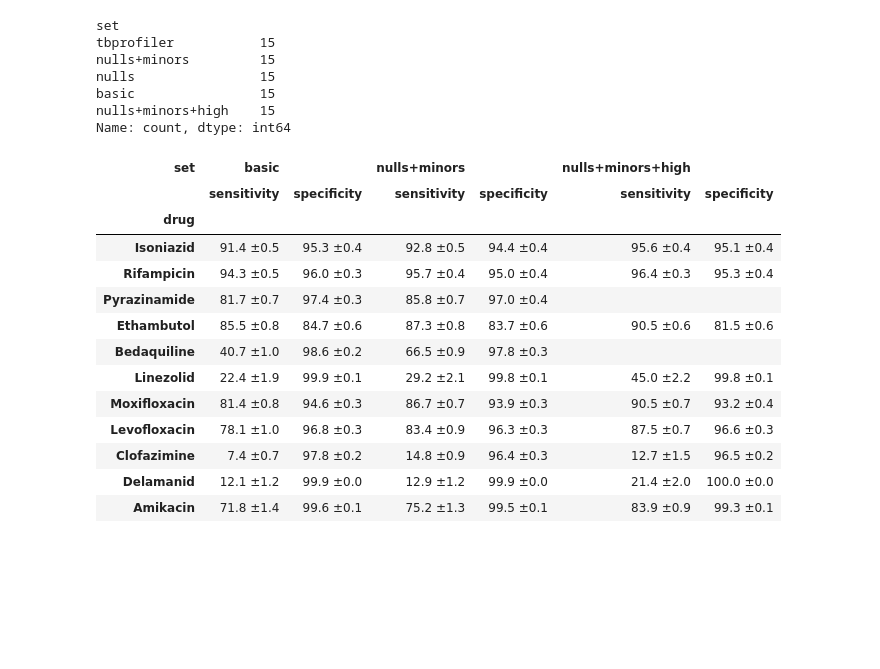
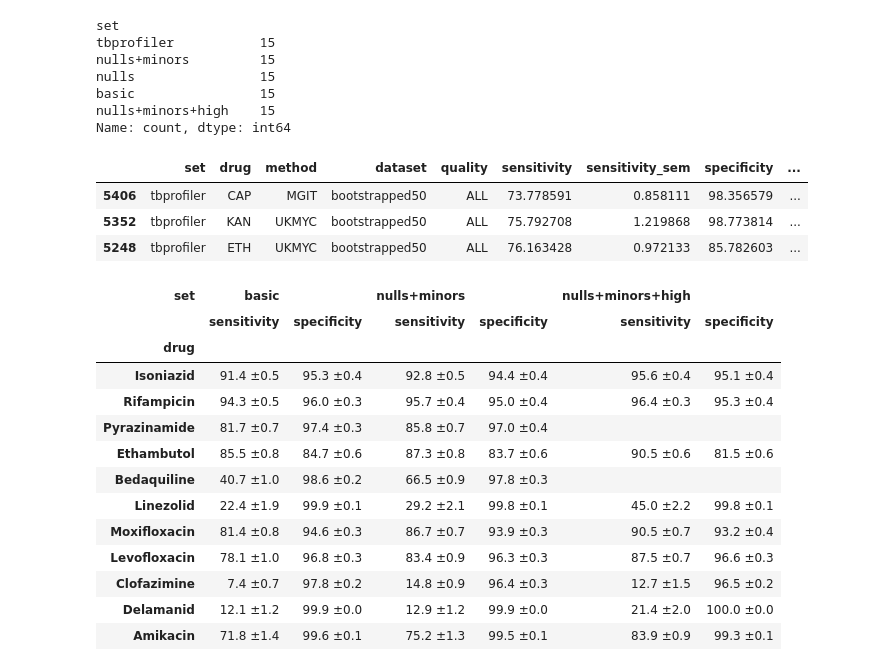
Before and after one commit to fowler-lab/validate-myco-amr, a Jupyter notebook: plot.ipynb, the cells around one changed output. Cells and saved outputs as stored; diff of their text form; code cells hidden in the pictures; blank space fills up the shorter version.

```diff
--- a/plot.ipynb
+++ b/plot.ipynb
@@ -133,6 +133,13 @@ nulls                15
 basic                15
 nulls+minors+high    15
 Name: count, dtype: int64
+# %%
+summary[:3]
+# %% [output]
+|  | set | drug | method | dataset | quality | sensitivity | sensitivity_sem | specificity | ... |
+| 5406 | tbprofiler | CAP | MGIT | bootstrapped50 | ALL | 73.778591 | 0.858111 | 98.356579 | ... |
+| 5352 | tbprofiler | KAN | UKMYC | bootstrapped50 | ALL | 75.792708 | 1.219868 | 98.773814 | ... |
+| 5248 | tbprofiler | ETH | UKMYC | bootstrapped50 | ALL | 76.163428 | 0.972133 | 85.782603 | ... |
 # %%
 table = summary[summary.set.isin(['basic','nulls+minors','nulls+minors+high'])]
 table = table[['set', 'drug', 'sensitivity',
```
Also changed, not shown: parts of 4 cells of this notebook.
